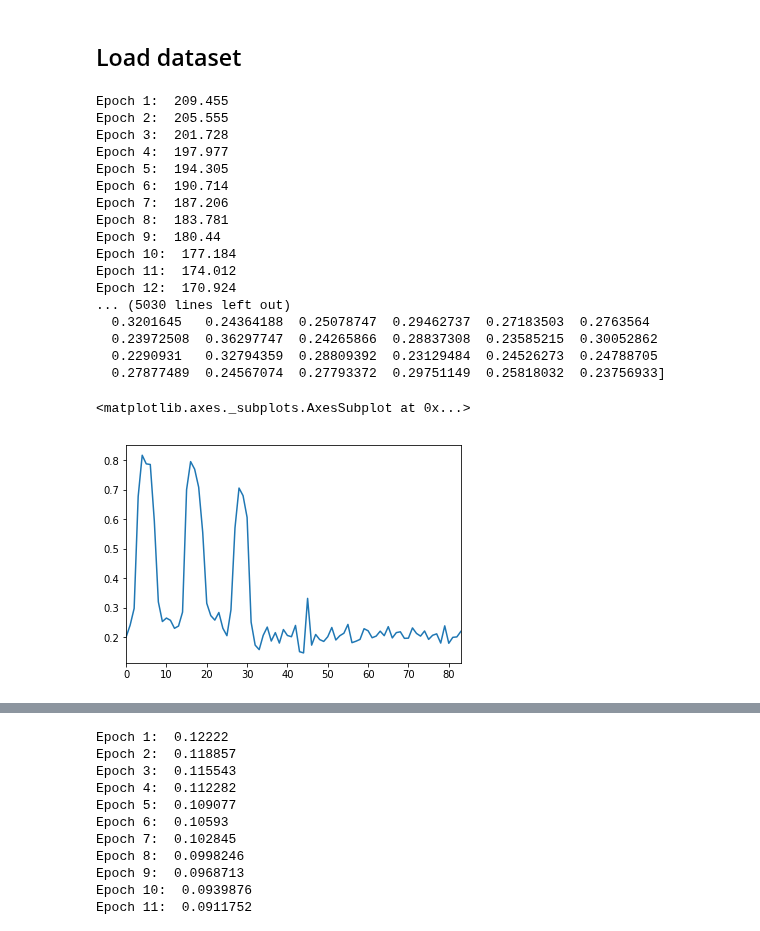
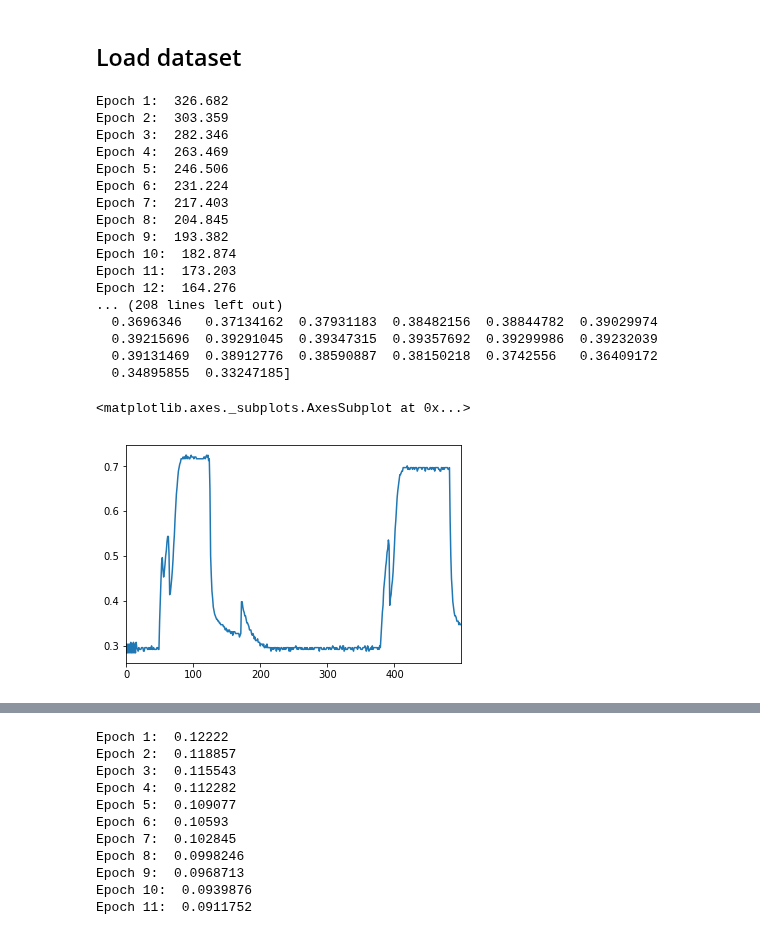
Before and after one commit to binli826/LSTM-Autoencoders, a Jupyter notebook: Enc-Dec-AD.ipynb, the cells around one changed output, grey strips where cells are left out. Saved outputs shown, nothing was run; the diff lists cells and outputs as text; code cells hidden in the pictures.

Commit message:
space_shuttle_encdecad

```diff
--- a/Enc-Dec-AD.ipynb
+++ b/Enc-Dec-AD.ipynb
@@ -8,6 +8,8 @@ import tensorflow as tf
 # %% [markdown]
 # Definition of the EncDec-AD model
 # %%
+# decoder input: original time series value at last time step
+
 class EncDecAD(object):
     def __init__(self,latent_dim,inputs):
         self.batch_num = inputs[0].get_shape().as_list()[0]
@@ -24,18 +26,16 @@ class EncDecAD(object):
                                                dtype=tf.float32),name="w")
             b = tf.Variable(tf.constant(0.1,shape=[self.input_dim],
                                                dtype=tf.float32),name="b")
-            dec_state = self.enc_state
-            dec_input = tf.zeros(tf.shape(inputs[0]),dtype=tf.float32)
-            dec_outputs = []
-            for time_steps in range(len(inputs)):
-                if time_steps>0:
-                    scope_dec.reuse_variables()
-                dec_input, dec_state = self.dec_cell(dec_input,dec_state)
-                dec_input = tf.matmul(dec_input,w) + b
-                dec_outputs.append(dec_input)
+
+            dec_inputs = [tf.zeros(tf.shape(inputs[0]),dtype=tf.float32)]+inputs[::-1][:-1]
+            dec_outputs, dec_state = tf.nn.static_rnn(self.dec_cell, dec_inputs,
+                                                     initial_state=self.enc_state,
+                                                     dtype=tf.float32)
             dec_outputs = dec_outputs[::-1]
-            # convert output to the form [batch_size, time_steps, input_dim]
-            self.output = tf.transpose(tf.stack(dec_outputs),[1,0,2])
+            dec_output = tf.transpose(tf.stack(dec_outputs),[1,0,2])
+            w = tf.tile(tf.expand_dims(w,0),[self.batch_num,1,1])
+            self.output = tf.matmul(dec_output,w)+b
+
         #Calculate loss
         self.input = tf.transpose(tf.stack(inputs),[1,0,2])
         self.loss = tf.reduce_sum(tf.square(self.input - self.output))
@@ -145,18 +110,19 @@ p_input = tf.placeholder(tf.float32, [batch_size, time_steps, input_dim])
 p_inputs = [t for t in tf.split(p_input, time_steps, 1)]
 p_inputs = [tf.squeeze(t, [1]) for t in tf.split(p_input, time_steps, 1)]
 # %%
-# tek17
+# space shuttle
 
 %run Loaddata
 from Loaddata import Loaddata
 
-ld = Loaddata("tek17")
+ld = Loaddata("space_shuttle")
 dataset = ld.read()
 
-time_steps = 500
+SUB_SEQUENCE_LENGTH = 500 # 1500/3
+time_steps = SUB_SEQUENCE_LENGTH
 latent_dim = 1
 n_epoch = 50
-batch_size = 3
+batch_size = 4
 input_dim = 1
 
 # reshape the dataset to a list, each element with the shape [batch_size, time_steps, input_dim]
@@ -173,14 +139,19 @@ p_inputs = [tf.squeeze(t, [1]) for t in tf.split(p_input, time_steps, 1)]
 # EncDec-AD model
 
 encdecad = EncDecAD(latent_dim, p_inputs)
+saver = tf.train.Saver()
 with tf.Session() as sess1:
+    #saver.restore(sess, "/tmp/EncDecAD_model.ckpt")
+    #print("Model restored.")
     sess1.run(tf.global_variables_initializer())
     for i in range(n_epoch):
         for a in array:
             loss_val, _ = sess1.run([encdecad.loss,encdecad.train],{p_input:a})
         print("Epoch %d: " % (i+1),loss_val)
+    save_path = saver.save(sess1, "/tmp/EncDecAD_model_tek_50epochs.ckpt")
+    print("Model saved in file: %s" % save_path)
 
-     #example
+    #example
     input_, output_, encoded_, enc_state = sess1.run([encdecad.input, encdecad.output,
                                                     encdecad.enc_outputs, encdecad.enc_state], {p_input:array[-1]})
     embedding = enc_state[0]
@@ -189,28 +160,28 @@ with tf.Session() as sess1:
     print("input :", input_[0,:,:].flatten())
     print("output :", output_[0,:,:].flatten())
 # %% [output]
-Epoch 1:  209.455
-Epoch 2:  205.555
-Epoch 3:  201.728
-Epoch 4:  197.977
-Epoch 5:  194.305
-Epoch 6:  190.714
-Epoch 7:  187.206
-Epoch 8:  183.781
-Epoch 9:  180.44
-Epoch 10:  177.184
-Epoch 11:  174.012
-Epoch 12:  170.924
-... (5030 lines left out)
-  0.3201645   0.24364188  0.25078747  0.29462737  0.27183503  0.2763564
-  0.23972508  0.36297747  0.24265866  0.28837308  0.23585215  0.30052862
-  0.2290931   0.32794359  0.28809392  0.23129484  0.24526273  0.24788705
-  0.27877489  0.24567074  0.27793372  0.29751149  0.25818032  0.23756933]
+Epoch 1:  326.682
+Epoch 2:  303.359
+Epoch 3:  282.346
+Epoch 4:  263.469
+Epoch 5:  246.506
+Epoch 6:  231.224
+Epoch 7:  217.403
+Epoch 8:  204.845
+Epoch 9:  193.382
+Epoch 10:  182.874
+Epoch 11:  173.203
+Epoch 12:  164.276
+... (208 lines left out)
+  0.3696346   0.37134162  0.37931183  0.38482156  0.38844782  0.39029974
+  0.39215696  0.39291045  0.39347315  0.39357692  0.39299986  0.39232039
+  0.39131469  0.38912776  0.38590887  0.38150218  0.3742556   0.36409172
+  0.34895855  0.33247185]
 # %%
-pd.Series(input_[-1,:,:].flatten()).plot()
+pd.Series(input_[0,:,:].flatten()).plot()
 # %% [output]
 <matplotlib.axes._subplots.AxesSubplot at 0x...>
-[figure, old version]
+[figure, new version]
 # %%
 pd.Series(output_[0,:,:].flatten()).plot()
 # %% [output]
```
Also changed, not shown: parts of 3 cells of this notebook, 2 other files.
